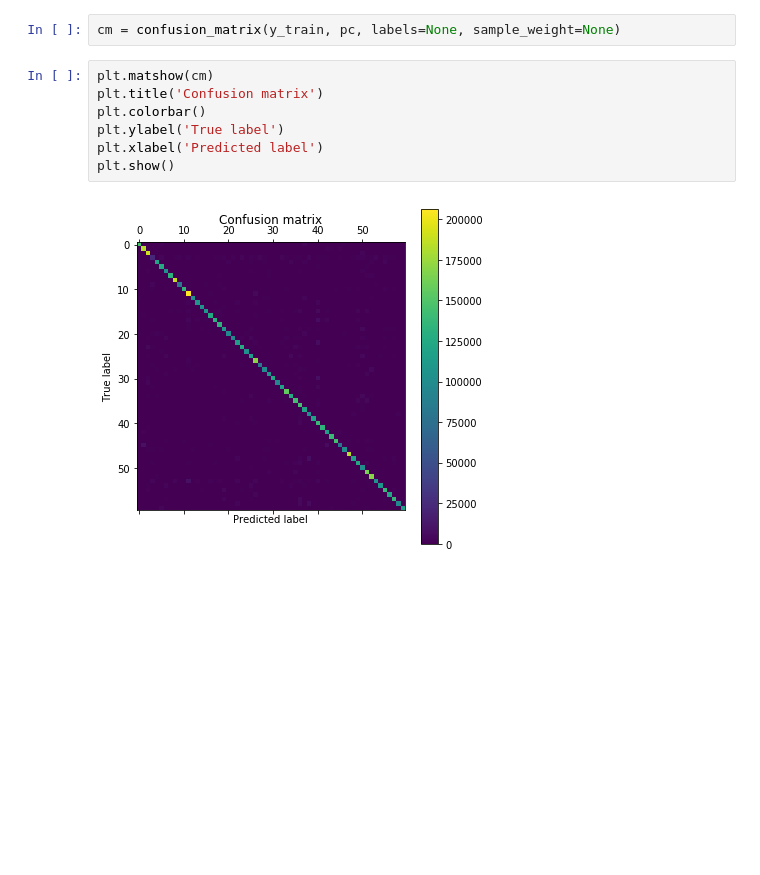
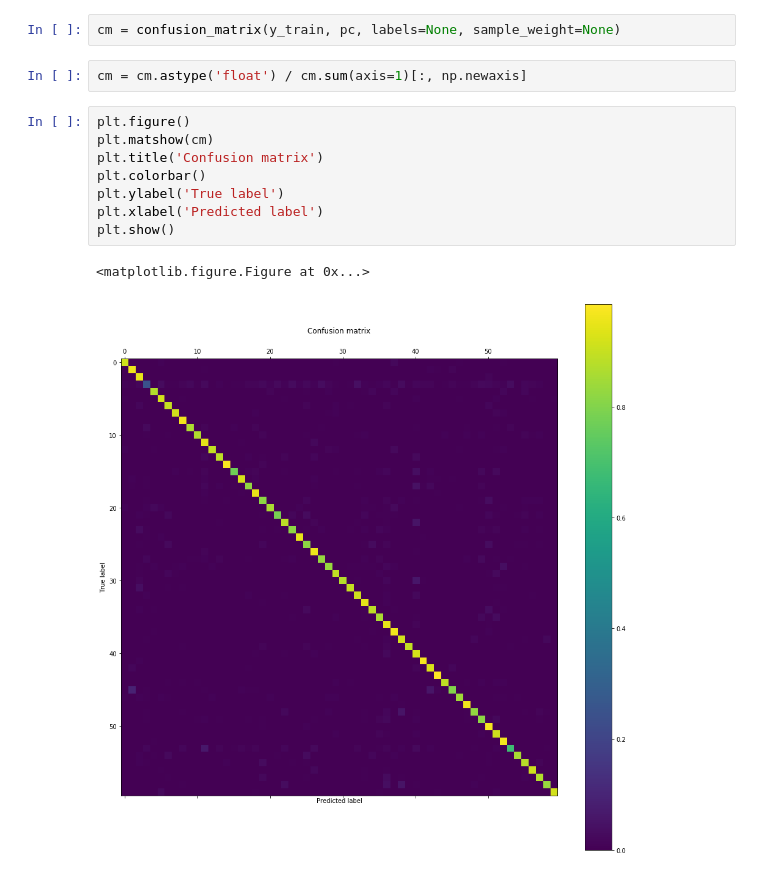
Before and after one commit to jackbrucesimpson/Notebooks, a Jupyter notebook: beeunique/2017-07-28-training-nn-supplemented-cleaned-dataset.ipynb, the cells around one changed output. Drawn from its saved outputs; the diff is of its cells as text; blank space fills up the shorter version.

```diff
--- a/beeunique/2017-07-28-training-nn-supplemented-cleaned-dataset.ipynb
+++ b/beeunique/2017-07-28-training-nn-supplemented-cleaned-dataset.ipynb
@@ -500,11 +509,15 @@ image_class_names[pc[6]]
 # %%
 cm = confusion_matrix(y_train, pc, labels=None, sample_weight=None)
+# %%
+cm = cm.astype('float') / cm.sum(axis=1)[:, np.newaxis]
 # %%
+plt.figure()
 plt.matshow(cm)
 plt.title('Confusion matrix')
 plt.colorbar()
 plt.ylabel('True label')
 plt.xlabel('Predicted label')
 plt.show()
 # %% [output]
+<matplotlib.figure.Figure at 0x...>
-[figure, old version]
+[figure, new version]
```
Also changed, not shown: parts of 2 cells of this notebook, 1 other file.
